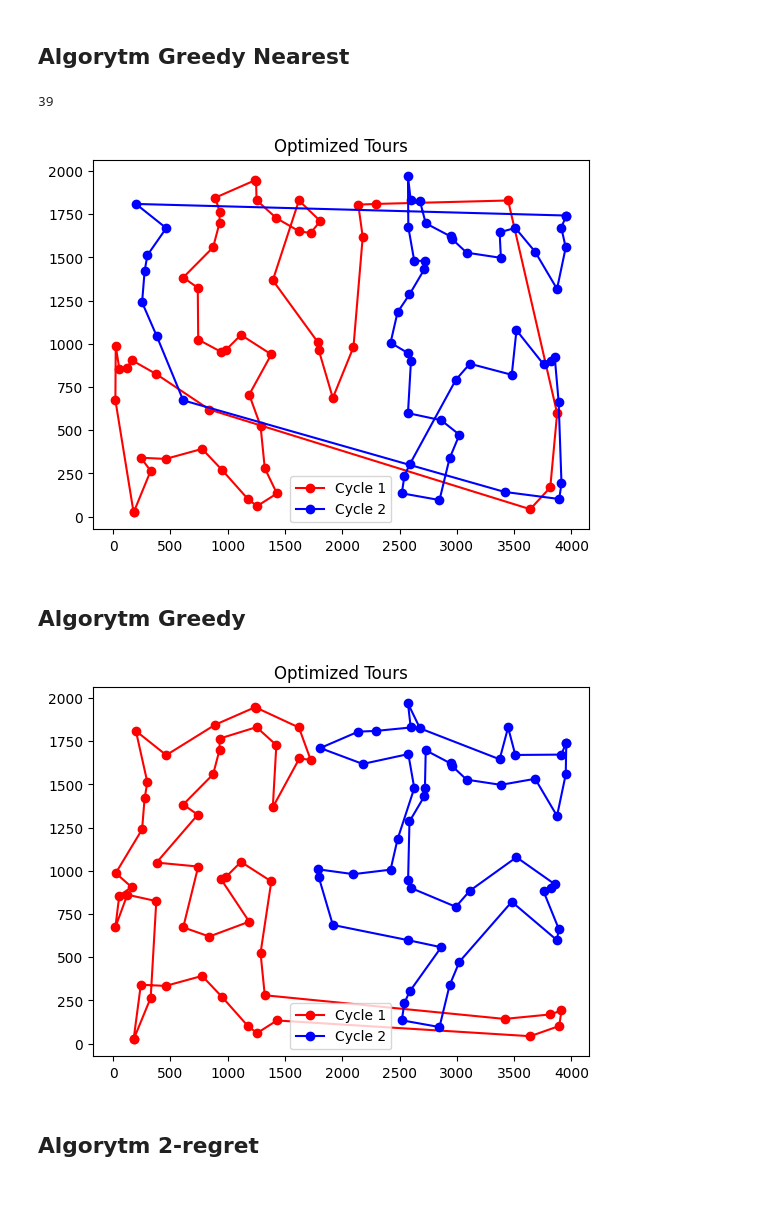
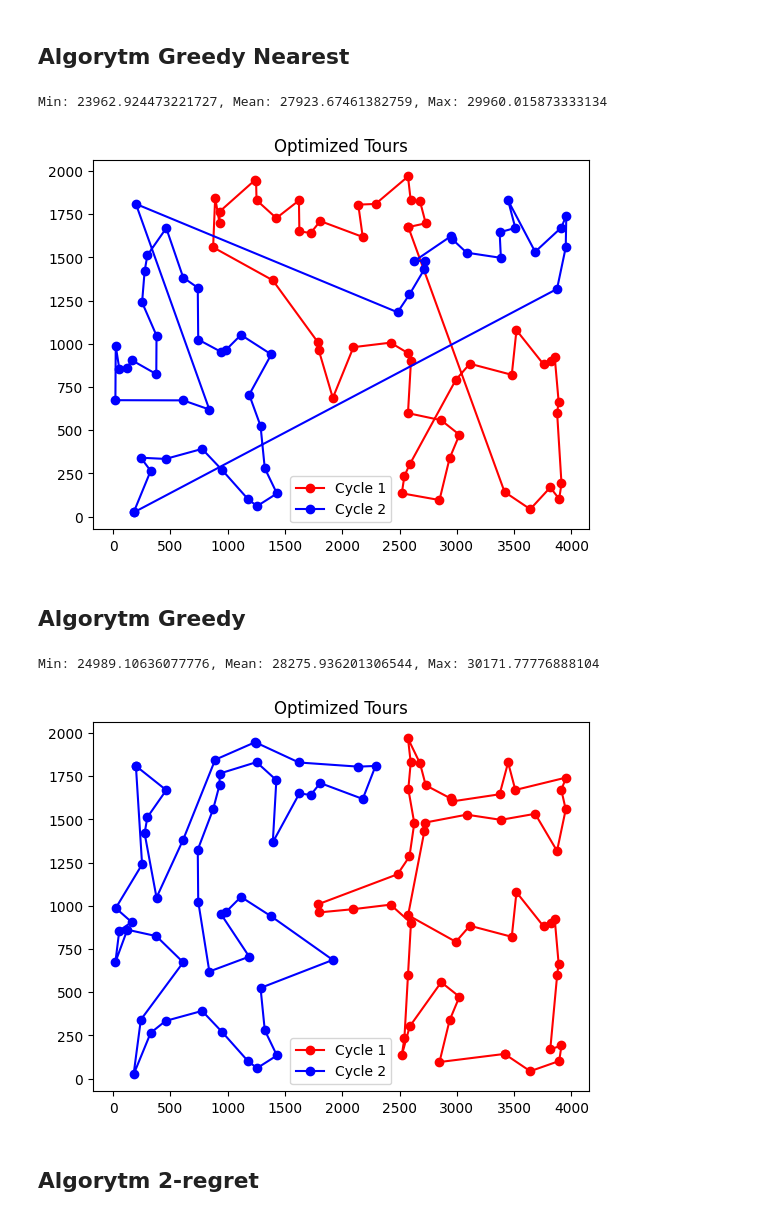
Before and after one commit to maciejm2517/imo-lab1, a Jupyter notebook: imo_1.ipynb, the cells around one changed output. Drawn from its saved outputs; the diff is of its cells as text; code cells hidden in the pictures.

Commit message:
All cleaned up with min, mean and max

```diff
--- a/imo_1.ipynb
+++ b/imo_1.ipynb
@@ -16,6 +16,9 @@ def pairwise_distances(points):
 # Load data from CSV file
 data = pd.read_csv('kroa.csv', sep=' ')
 positions = np.array([data['x'], data['y']]).T
+
+def calc_tour_length(cities, tour):
+    return sum([cities[tour[i]][tour[i+1]] for i in range(len(tour)-1)])
 
 def plot_optimized_tours(positions, cycle1, cycle2):
     # Ensure the cycles start and end at the same city to form closed loops
@@ -33,19 +36,17 @@ def plot_optimized_tours(positions, cycle1, cycle2):
 # %% [markdown]
 ## Algorytm Greedy Nearest
 # %%
-def create_alternate_cycles(cities):
+def create_alternate_cycles(cities, start_idx):
     n = cities.shape[0]
     unvisited = list(range(n))
 
     # Randomly choose the starting point for the first cycle
-    tour1 = [unvisited.pop(np.random.randint(0, len(unvisited)))]
-    start_city_1 = unvisited[tour1[0]]
+    tour1 = [unvisited.pop(start_idx)]
 
     # Choose the furthest city from the starting point as the initial point for the second cycle
     start_city_2_idx = np.argmax([cities[tour1[0]][i] for i in unvisited])
-    print(start_city_2_idx)
     tour2 = [unvisited.pop(start_city_2_idx)]
-    start_city_2 = unvisited[start_city_2_idx]
+
 
     while unvisited:
         current_city = tour1[-1]
@@ -68,33 +69,39 @@ def create_alternate_cycles(cities):
 # Create two separate cycles without lines crossing
 distance_matrix = pairwise_distances(positions)
 
-cycle1, cycle2 = create_alternate_cycles(distance_matrix)
+# cycle1, cycle2 = create_alternate_cycles(distance_matrix)
+runs = []
+for i in range(100):
+    cycle1, cycle2 = create_alternate_cycles(distance_matrix, i)
+    l = calc_tour_length(distance_matrix, cycle1) + calc_tour_length(distance_matrix, cycle2)
+    runs.append((l, cycle1, cycle2))
 
+l = [r[0] for r in runs]
+best = runs[np.argmin(l)]
+print(f'Min: {np.min(l)}, Mean: {np.mean(l)}, Max: {np.max(l)}')
+cycle1, cycle2 = best[1], best[2]
 # Plot the optimized tours
 plot_optimized_tours(positions, cycle1, cycle2)
 # %% [output]
-39
+Min: 23962.924473221727, Mean: 27923.67461382759, Max: 29960.015873333134
-[figure, old version]
+[figure, new version]
 # %% [markdown]
 ## Algorytm Greedy
 # %%
 np.random.seed(11)
 
-
-def create_greedy_cycles(cities):
+def create_greedy_cycles(cities, start_idx):
     n = cities.shape[0]
     unvisited = list(range(n))
 
     # Randomly choose the starting point for the first cycle
-    tour1 = [unvisited.pop(np.random.randint(0, len(unvisited)))]
-    start_city_1 = unvisited[tour1[0]]
+    tour1 = [unvisited.pop(start_idx)]
     nearest_to_first_1 = [cities[tour1[0]][j] for j in unvisited]
     tour1.append(unvisited.pop(np.argmin(nearest_to_first_1)))
 
     # Choose the furthest city from the starting point as the initial point for the second cycle
     start_city_2_idx = np.argmax([cities[tour1[0]][i] for i in unvisited])
     tour2 = [unvisited.pop(start_city_2_idx)]
-    start_city_2 = unvisited[start_city_2_idx]
     nearest_to_first_2 = [cities[tour2[0]][j] for j in unvisited]
     tour2.append(unvisited.pop(np.argmin(nearest_to_first_2)))
 
@@ -107,7 +114,6 @@ def create_greedy_cycles(cities):
 
     # Start adding points that are best fit for the graph
     while unvisited:
-        #current_city = tour1[-1]
         positions = np.array([data['x'], data['y']]).T
 
         # Find nearest point for every point in the tour, then pick the smallest one
@@ -161,35 +167,44 @@ def create_greedy_cycles(cities):
                 if i == len(tour2) - 1:
                     tour_distances.append(cities[tour2[-1]][tour2[0]])
                 else:
                     tour_distances.append(cities[tour2[i]][tour2[i+1]])
 
             # find smallest increase in distance when adding new point
             best_index = -1
             best_distance = cities[best_point][tour2[0]] + cities[best_point][tour2[-1]] - cities[tour2[0]][tour2[-1]]
 
             for i in range(len(tour_distances) - 1):
                 if(cities[best_point][tour2[i]] + cities[best_point][tour2[i+1]] - tour_distances[i] < best_distance):
                     best_index = i + 1
                     best_distance = cities[best_point][tour2[i]] + cities[best_point][tour2[i+1]] - tour_distances[i]
 
             # add new point to the tour with smallest increase in path
             if(best_index == -1):
                 tour2.append(best_point)
             else:
                 tour2.insert(best_index,best_point)
 
     return tour1, tour2
 
 
 # Create two separate cycles without lines crossing
 distance_matrix = pairwise_distances(positions)
 
-cycle1, cycle2 = create_greedy_cycles(distance_matrix)
+runs = []
+for i in range(100):
+    cycle1, cycle2 = create_greedy_cycles(distance_matrix, i)
+    l = calc_tour_length(distance_matrix, cycle1) + calc_tour_length(distance_matrix, cycle2)
+    runs.append((l, cycle1, cycle2))
 
+l = [r[0] for r in runs]
+best = runs[np.argmin(l)]
+print(f'Min: {np.min(l)}, Mean: {np.mean(l)}, Max: {np.max(l)}')
+cycle1, cycle2 = best[1], best[2]
 # Plot the optimized tours
 plot_optimized_tours(positions, cycle1, cycle2)
 # %% [output]
+Min: 24989.10636077776, Mean: 28275.936201306544, Max: 30171.77776888104
-[figure, old version]
+[figure, new version]
 # %% [markdown]
 ## Algorytm 2-regret
 # %%
```
Also changed, not shown: parts of 1 cell of this notebook.
